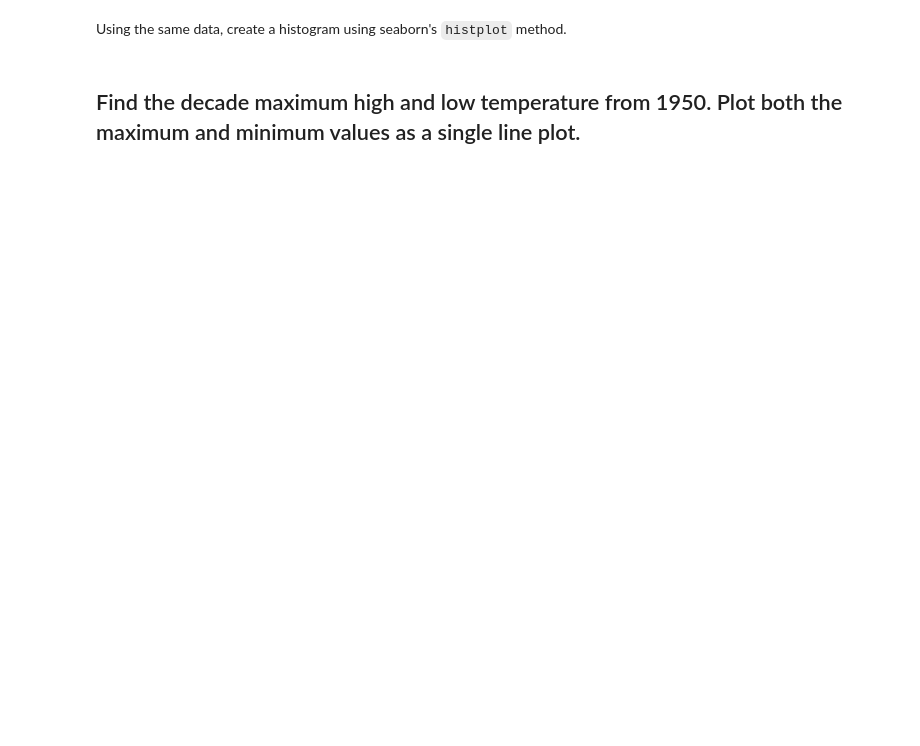
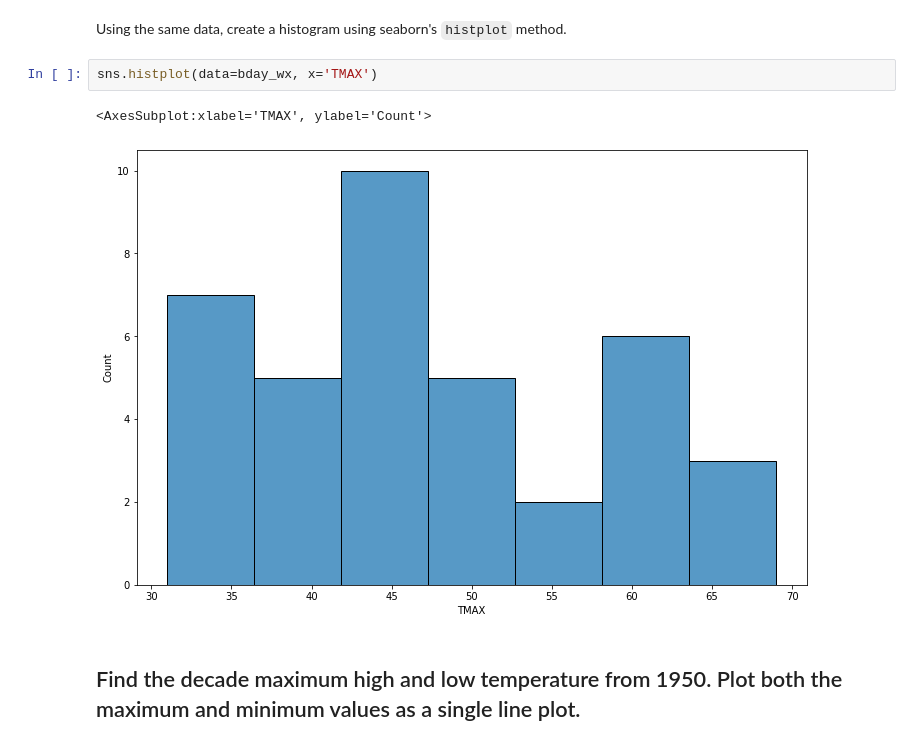
Before and after one commit to kirannivas2/Data-Science, a Jupyter notebook: Labs/Lab 06/Lab06- Time Series and the Weather.ipynb, the cells around one changed output. Cells and saved outputs as stored; diff of their text form; blank space fills up the shorter version.

```diff
--- a/Labs/Lab 06/Lab06- Time Series and the Weather.ipynb
+++ b/Labs/Lab 06/Lab06- Time Series and the Weather.ipynb
@@ -63,5 +105,10 @@ bday_range = pd.date_range(bday,last_bday,freq=pd.)
 # %% [markdown]
 Using the same data, create a histogram using seaborn's `histplot` method.
+# %%
+sns.histplot(data=bday_wx, x='TMAX')
+# %% [output]
+<AxesSubplot:xlabel='TMAX', ylabel='Count'>
+[figure, added]
 # %% [markdown]
 ## Find the decade maximum high and low temperature from 1950.  Plot both the maximum and minimum values as a single line plot.
 # %%
```
Also changed, not shown: parts of 12 cells of this notebook, 14 other files.
